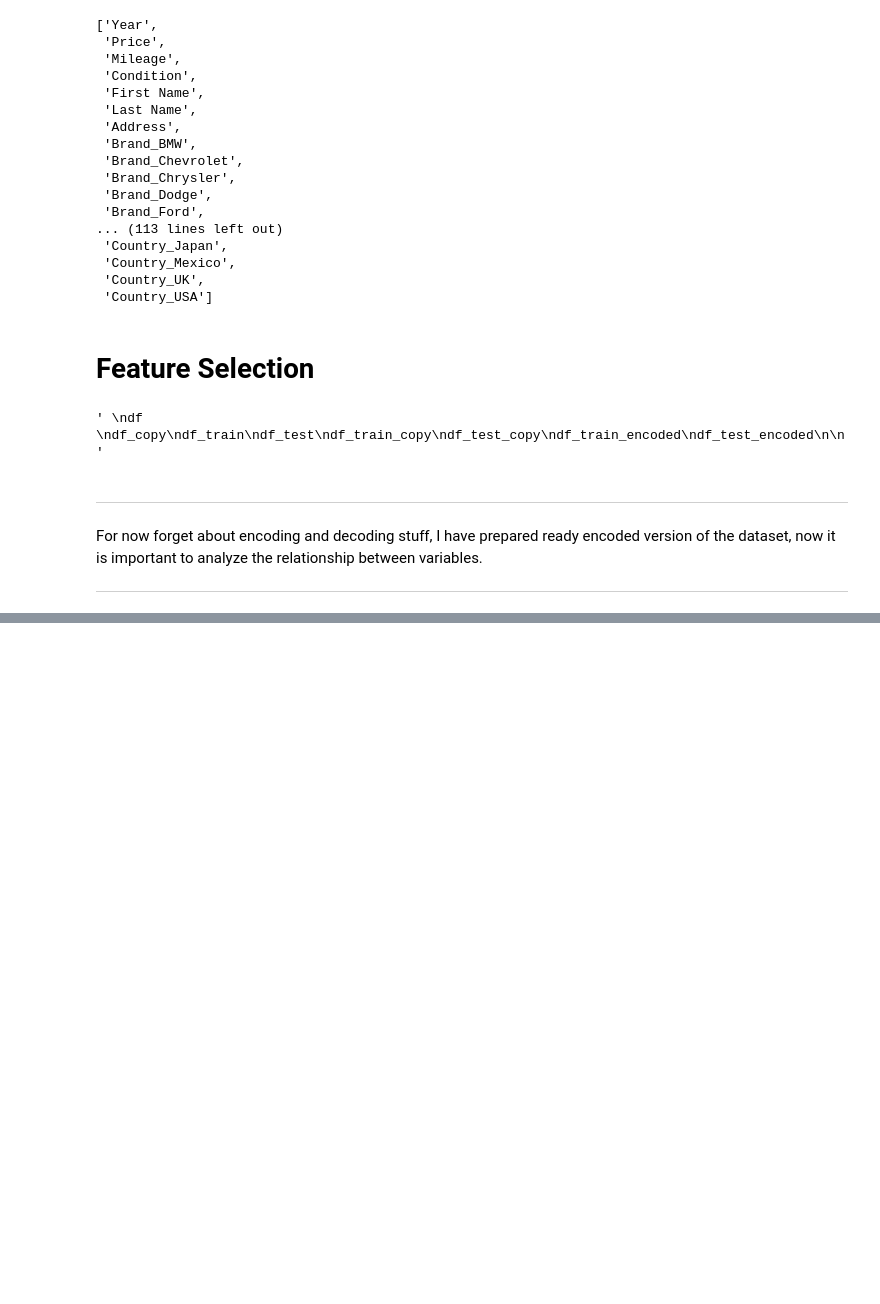
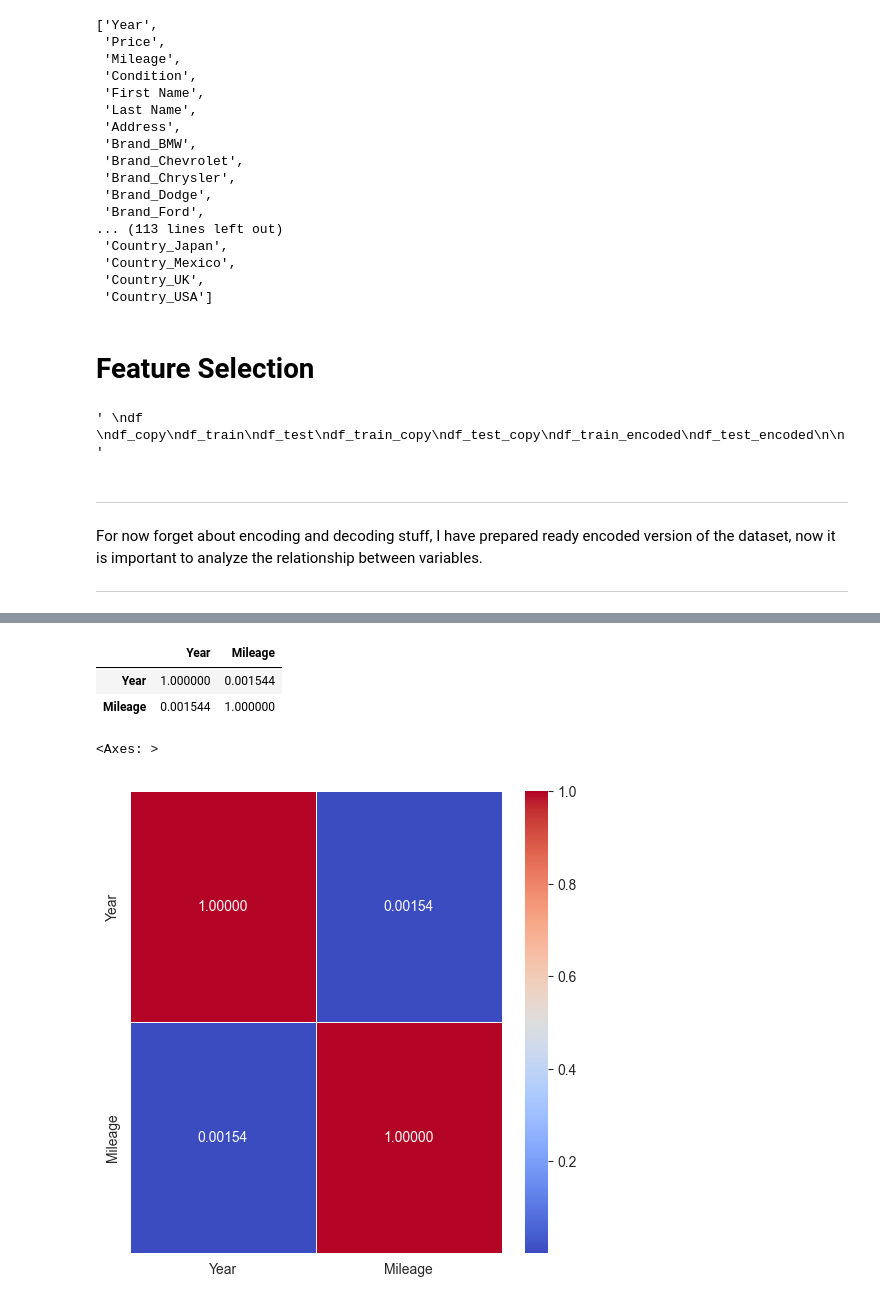
Before and after one commit to Mukhammadkodir27/Advanced_Python, a Jupyter notebook: Machine_Learning/Turabek.ipynb, the cells around one changed output, grey strips where cells are left out. Saved outputs shown, nothing was run; the diff lists cells and outputs as text; code cells hidden in the pictures; blank space fills up the shorter version.

```diff
--- a/Machine_Learning/Turabek.ipynb
+++ b/Machine_Learning/Turabek.ipynb
@@ -1027,0 +1047,2 @@ For now forget about encoding and decoding stuff, I have prepared ready encoded
+# %%
+df_numeric_columns = df_train.select_dtypes(include=[np.number]).columns
@@ -1027,0 +1053,2 @@ For now forget about encoding and decoding stuff, I have prepared ready encoded
+# %%
+df_numeric_columns = df_numeric_columns.drop(['Price', 'Price_Log'])
@@ -1027,0 +1065,2 @@ For now forget about encoding and decoding stuff, I have prepared ready encoded
+# %%
+df_correlations = df_train[df_numeric_columns].corr(method='pearson')
@@ -1027,0 +1077,17 @@ For now forget about encoding and decoding stuff, I have prepared ready encoded
+# %%
+df_correlations
+# %% [output]
+|  | Year | Mileage |
+| Year | 1.000000 | 0.001544 |
+| Mileage | 0.001544 | 1.000000 |
+# %%
+# in case of many variables, table may not be readable
+plt.figure(figsize=(6, 6))
+sns.heatmap(df_correlations,
+            annot = True,
+            cmap = 'coolwarm',
+            fmt = '.5f',
+            linewidths = 0.5)
+# %% [output]
+<Axes: >
+[figure, added]
```
Also changed, not shown: parts of 131 cells of this notebook.
